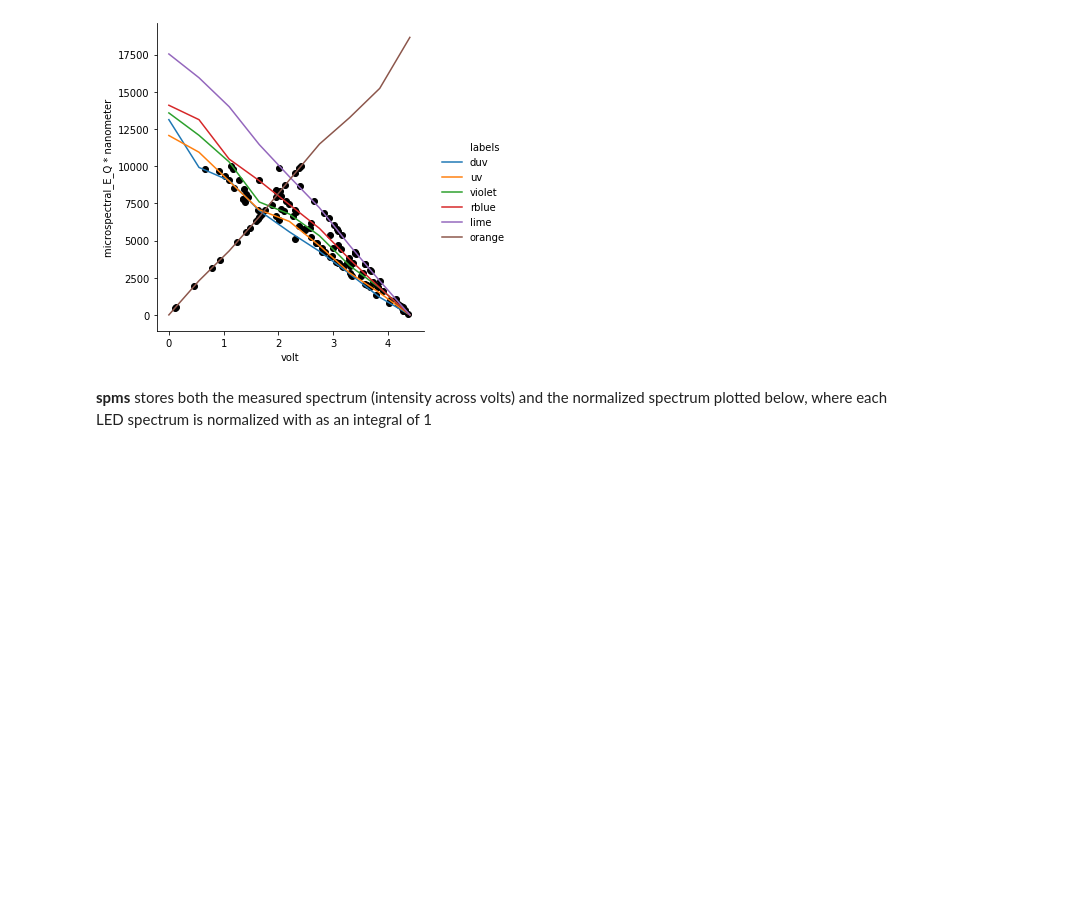
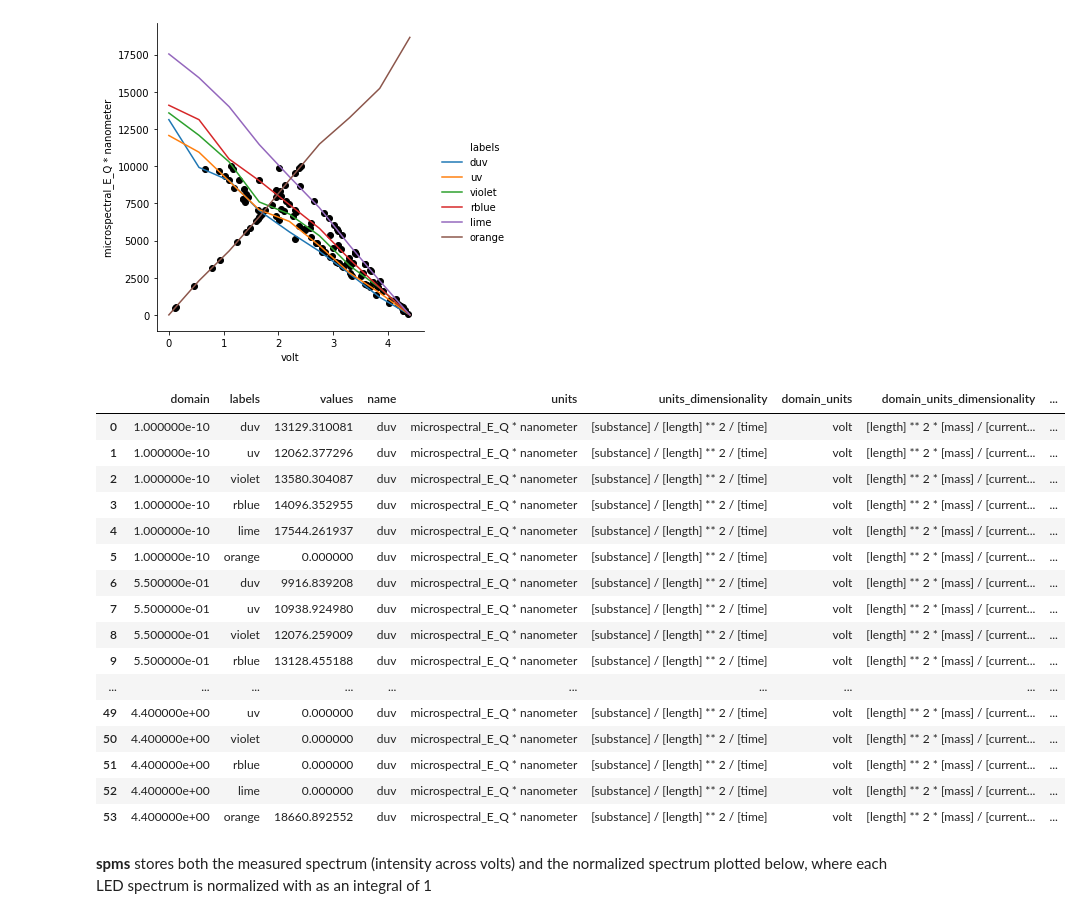
Before and after one commit to neuralsignal/dreye, a Jupyter notebook: tutorials/Running Dummy Measurements.ipynb, the cells around one changed output. Cells and saved outputs as stored; diff of their text form; code cells hidden in the pictures; blank space fills up the shorter version.

```diff
--- a/tutorials/Running Dummy Measurements.ipynb
+++ b/tutorials/Running Dummy Measurements.ipynb
@@ -169,6 +169,26 @@ plt.scatter(system.measured_spectra.map(points), points, color='black')
 # %% [output]
 <matplotlib.collections.PathCollection at 0x...>
 [figure]
+# %%
+system.measured_spectra.intensities.to_longframe()
+# %% [output]
+|  | domain | labels | values | name | units | units_dimensionality | domain_units | domain_units_dimensionality | ... |
+| 0 | 1.000000e-10 | duv | 13129.310081 | duv | microspectral_E_Q * nanometer | [substance] / [length] ** 2 / [time] | volt | [length] ** 2 * [mass] / [current... | ... |
+| 1 | 1.000000e-10 | uv | 12062.377296 | duv | microspectral_E_Q * nanometer | [substance] / [length] ** 2 / [time] | volt | [length] ** 2 * [mass] / [current... | ... |
+| 2 | 1.000000e-10 | violet | 13580.304087 | duv | microspectral_E_Q * nanometer | [substance] / [length] ** 2 / [time] | volt | [length] ** 2 * [mass] / [current... | ... |
+| 3 | 1.000000e-10 | rblue | 14096.352955 | duv | microspectral_E_Q * nanometer | [substance] / [length] ** 2 / [time] | volt | [length] ** 2 * [mass] / [current... | ... |
+| 4 | 1.000000e-10 | lime | 17544.261937 | duv | microspectral_E_Q * nanometer | [substance] / [length] ** 2 / [time] | volt | [length] ** 2 * [mass] / [current... | ... |
+| 5 | 1.000000e-10 | orange | 0.000000 | duv | microspectral_E_Q * nanometer | [substance] / [length] ** 2 / [time] | volt | [length] ** 2 * [mass] / [current... | ... |
+| 6 | 5.500000e-01 | duv | 9916.839208 | duv | microspectral_E_Q * nanometer | [substance] / [length] ** 2 / [time] | volt | [length] ** 2 * [mass] / [current... | ... |
+| 7 | 5.500000e-01 | uv | 10938.924980 | duv | microspectral_E_Q * nanometer | [substance] / [length] ** 2 / [time] | volt | [length] ** 2 * [mass] / [current... | ... |
+| 8 | 5.500000e-01 | violet | 12076.259009 | duv | microspectral_E_Q * nanometer | [substance] / [length] ** 2 / [time] | volt | [length] ** 2 * [mass] / [current... | ... |
+| 9 | 5.500000e-01 | rblue | 13128.455188 | duv | microspectral_E_Q * nanometer | [substance] / [length] ** 2 / [time] | volt | [length] ** 2 * [mass] / [current... | ... |
+| ... | ... | ... | ... | ... | ... | ... | ... | ... | ... |
+| 49 | 4.400000e+00 | uv | 0.000000 | duv | microspectral_E_Q * nanometer | [substance] / [length] ** 2 / [time] | volt | [length] ** 2 * [mass] / [current... | ... |
+| 50 | 4.400000e+00 | violet | 0.000000 | duv | microspectral_E_Q * nanometer | [substance] / [length] ** 2 / [time] | volt | [length] ** 2 * [mass] / [current... | ... |
+| 51 | 4.400000e+00 | rblue | 0.000000 | duv | microspectral_E_Q * nanometer | [substance] / [length] ** 2 / [time] | volt | [length] ** 2 * [mass] / [current... | ... |
+| 52 | 4.400000e+00 | lime | 0.000000 | duv | microspectral_E_Q * nanometer | [substance] / [length] ** 2 / [time] | volt | [length] ** 2 * [mass] / [current... | ... |
+| 53 | 4.400000e+00 | orange | 18660.892552 | duv | microspectral_E_Q * nanometer | [substance] / [length] ** 2 / [time] | volt | [length] ** 2 * [mass] / [current... | ... |
 # %% [markdown]
 **spms** stores both the measured spectrum (intensity across volts) and the normalized spectrum plotted below, where each LED spectrum is normalized with as an integral of 1
 # %%
```
Also changed, not shown: 7 other files.
